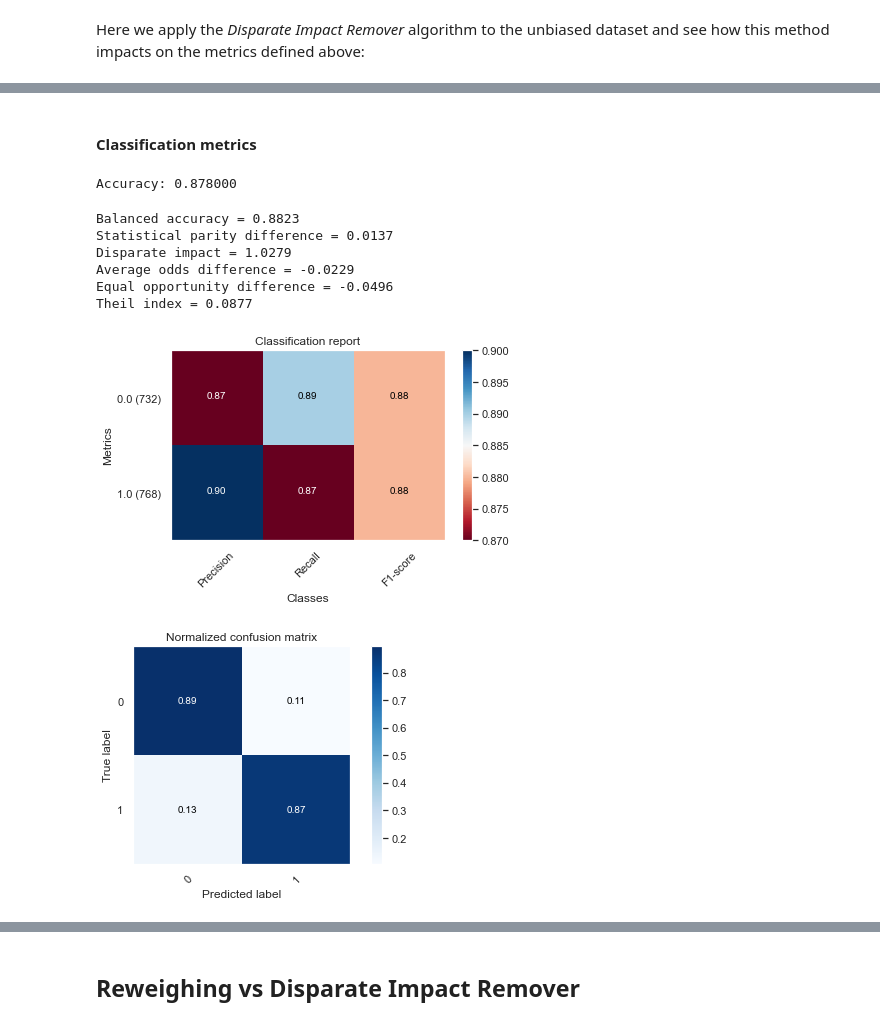
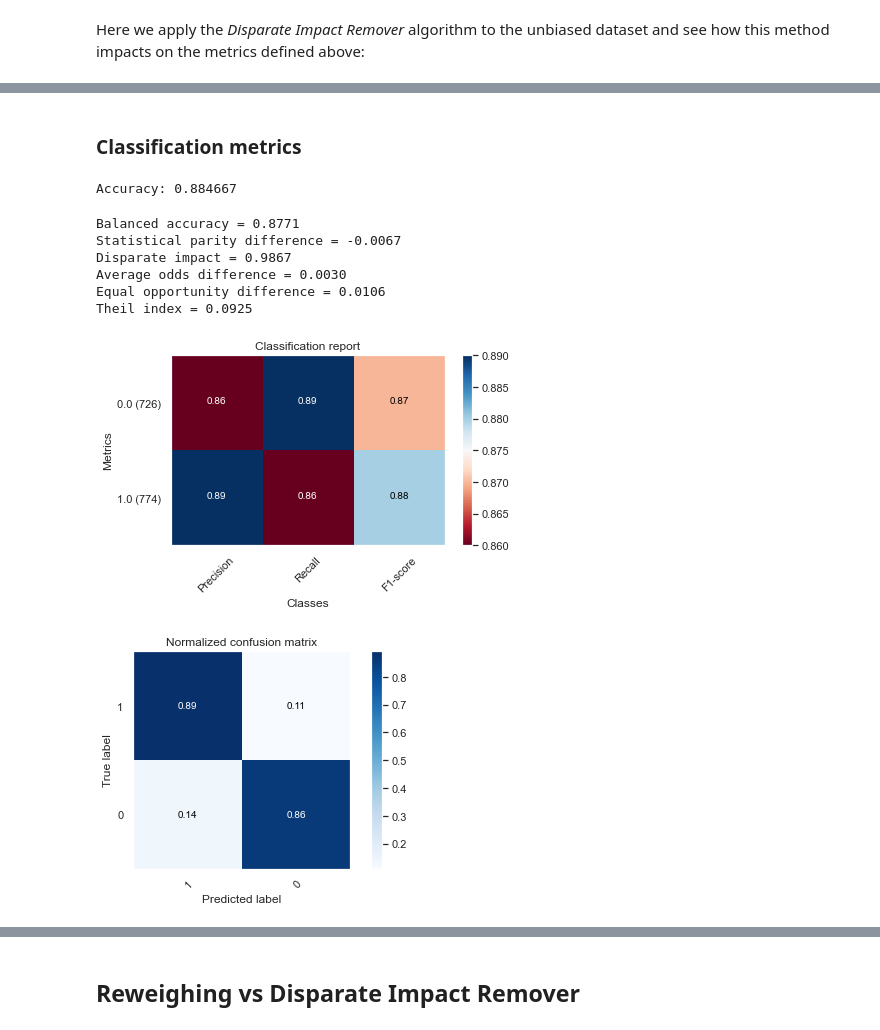
Before and after one commit to giordanoDaloisio/bias-mitigation-methods, a Jupyter notebook: bias-methods-comparison.ipynb, the cells around one changed output, grey strips where cells are left out. Cells and saved outputs as stored; diff of their text form; code cells hidden in the pictures.

```diff
--- a/bias-methods-comparison.ipynb
+++ b/bias-methods-comparison.ipynb
@@ -447,29 +450,29 @@ Statistical Parity = 0.0106
 # %% [markdown]
-#### Classification metrics
+### Classification metrics
 # %%
 train_dir_un, test_dir_un, valid_dir_un = split_data(dir_unb_data)
-x_train, y_train, x_test, y_test = x_y_split(train_dir_un, test_dir_un)
-#x_train = np.delete(train_dir_un.features, train_dir_un.feature_names.index('s'), axis=1)
-#y_train = train_dir_un.labels.ravel()
-#x_test = np.delete(test_dir_un.features, test_dir_un.feature_names.index('s'), axis=1)
-#y_test = test_dir_un.labels.ravel()
+#x_train, y_train, x_test, y_test = x_y_split(train_dir_un, test_dir_un)
+x_train = np.delete(train_dir_un.features, train_dir_un.feature_names.index('s'), axis=1)
+y_train = train_dir_un.labels.ravel()
+x_test = np.delete(test_dir_un.features, test_dir_un.feature_names.index('s'), axis=1)
+y_test = test_dir_un.labels.ravel()
 pipe = make_pipeline(StandardScaler(), LogisticRegression())
 pipe = pipe.fit(x_train, y_train, logisticregression__sample_weight=train_dir_un.instance_weights.ravel())
 score = cross_val_score(pipe, x_test, y_test, fit_params={"logisticregression__sample_weight": test_dir_un.instance_weights.ravel()})
 print("Accuracy: %f" % np.mean(score))
 # %% [output]
-Accuracy: 0.878000
+Accuracy: 0.884667
 # %%
-#valid_dir_un.features = np.delete(valid_dir_un.features, valid_dir_un.feature_names.index('s'), axis=1)
+valid_dir_un.features = np.delete(valid_dir_un.features, valid_dir_un.feature_names.index('s'), axis=1)
 dir_fair_metrics = compute_classification_metrics(pipe, valid_dir_un)
 # %% [output]
-Balanced accuracy = 0.8823
-Statistical parity difference = 0.0137
-Disparate impact = 1.0279
-Average odds difference = -0.0229
-Equal opportunity difference = -0.0496
-Theil index = 0.0877
+Balanced accuracy = 0.8771
+Statistical parity difference = -0.0067
+Disparate impact = 0.9867
+Average odds difference = 0.0030
+Equal opportunity difference = 0.0106
+Theil index = 0.0925
-[figure, old version]
+[figure, new version]
 [figure]
 # %%
 plot_metrics_comparison(class_metrics, dir_fair_metrics, "Unbias dataset", "Disparate Impact Removed dataset")
```
Also changed, not shown: parts of 87 cells of this notebook, 1 other file.
